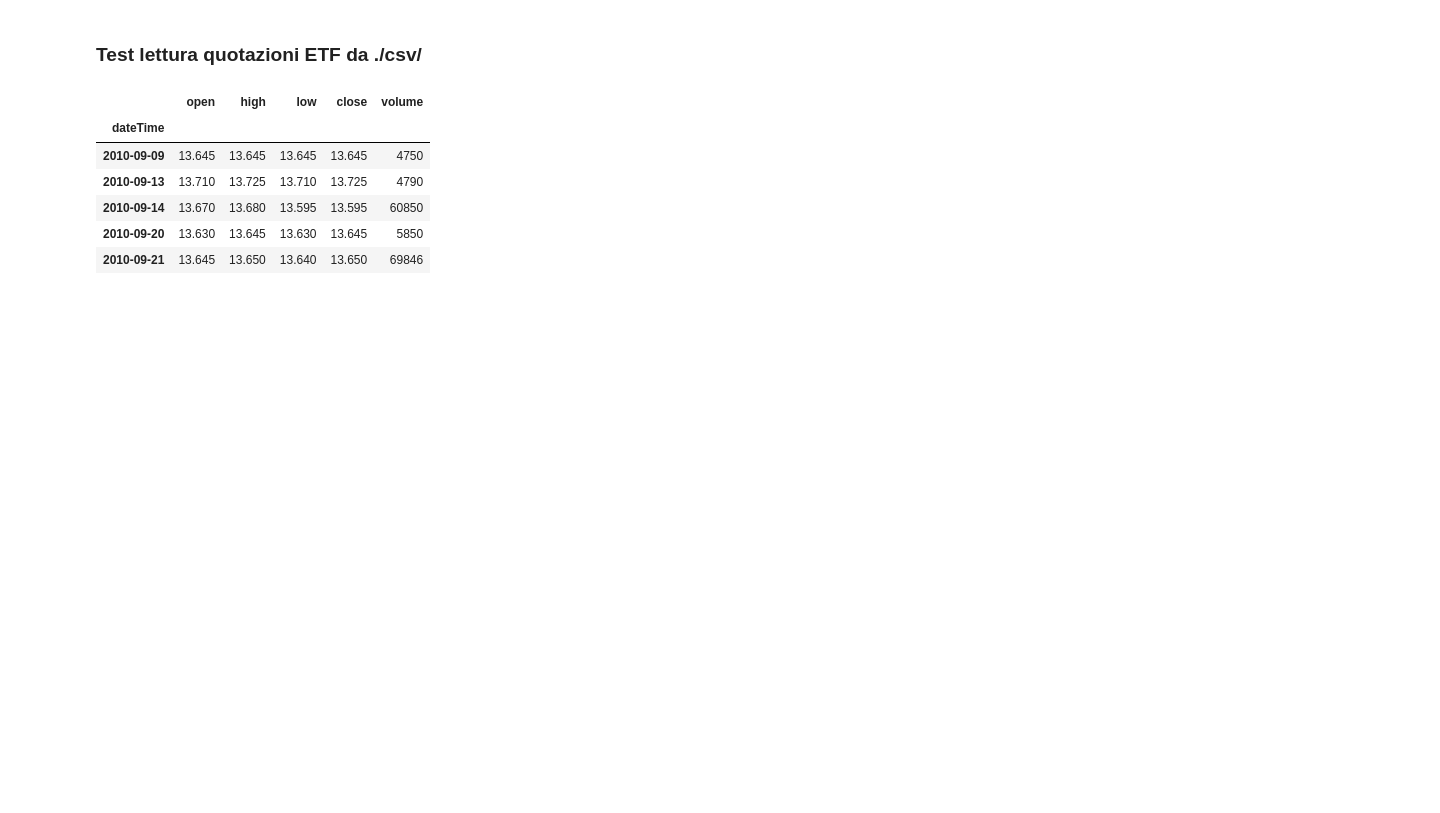
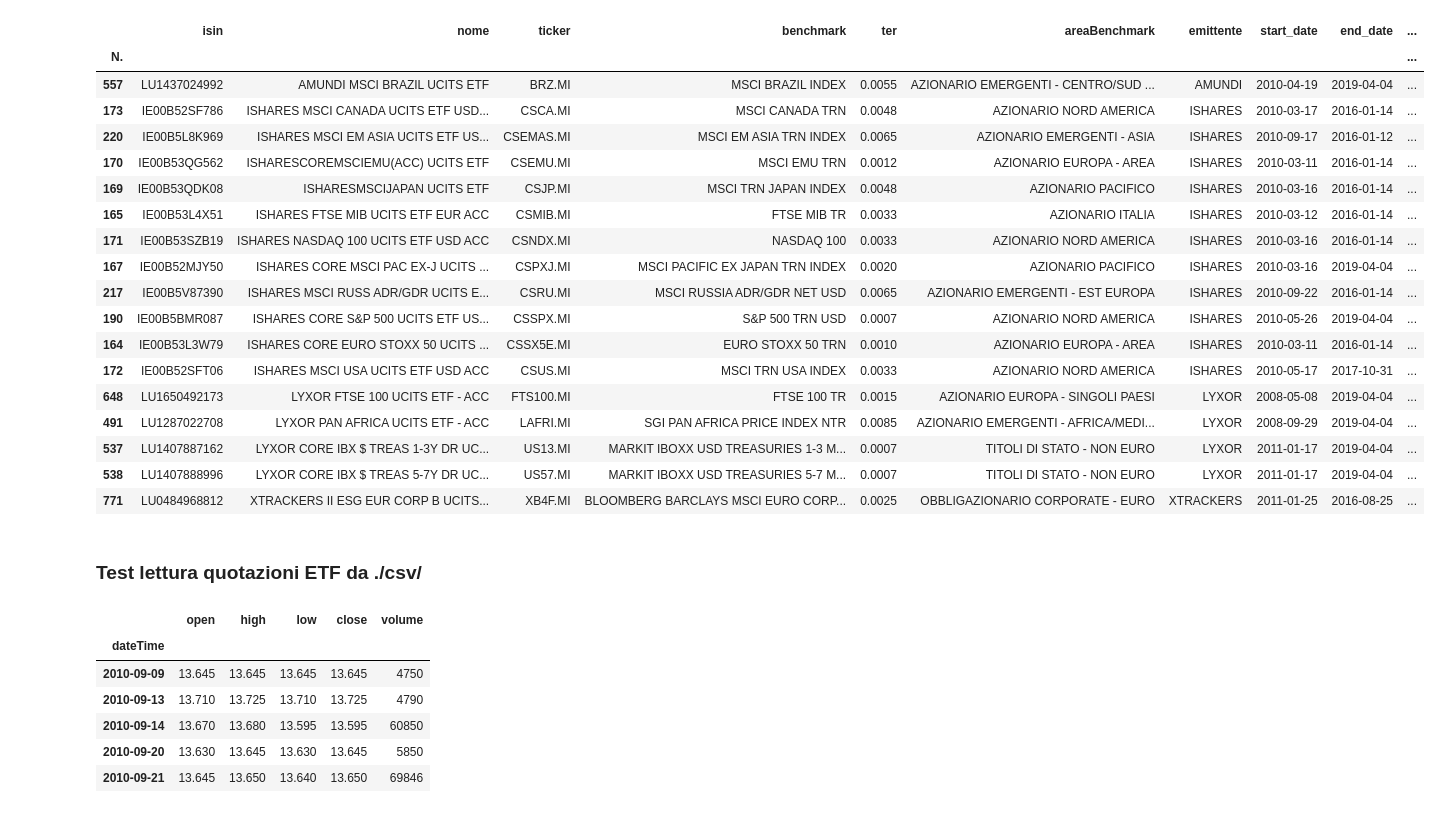
Before and after one commit to zniffur/mytrading, a Jupyter notebook: Clean data.ipynb, the cells around one changed output. Cells and saved outputs as stored; diff of their text form; code cells hidden in the pictures; blank space fills up the shorter version.

```diff
--- a/Clean data.ipynb
+++ b/Clean data.ipynb
@@ -19,0 +80,23 @@ EXT = '.csv'
+# %%
+def get_dates_volume(row):
+
+    source = row['dataSource']  # isin o ticker
+    try:
+        ticker_file = WORKDIR + source + EXT
+        df = pd.read_csv(ticker_file, usecols=[1,2,3,4,5,6], index_col=0, parse_dates=True, dayfirst=True)
+        end = df.index[df.shape[0]-1]
+        start = df.index[0]
+        volAvg = df.volume.rolling(VOL_AVG_PERIOD).mean()[-1]
+    except e:
+        end = None
+        start = None
+        volAvg = None
+
+    return pd.Series([start,end,volAvg])
+
+## LONG!!!
+df1[['startDate', 'endDate', 'volAvg']] = df1.apply(get_dates_volume, axis=1)
+# %%
+df1['endDate'] =  pd.to_datetime(df1['endDate'])
+df1['startDate'] =  pd.to_datetime(df1['startDate'])
+df1 = df1.round({'volAvg':0})
@@ -19,0 +110,10 @@ EXT = '.csv'
+# %%
+df2 = df1.copy()
+
+mask = (df2.endDate < '2019')
+df2.drop(df2[mask].index, inplace=True)
+
+df2 = df2[df2.volAvg >= 0]
+
+df2.volAvg = df2.volAvg.astype(int)
+df2.ter = df2.ter.astype(float)
@@ -19,0 +193,24 @@ EXT = '.csv'
+# %%
+z.loc[mask,'end_date'] = z[mask].apply(lambda x: correct_end_date(x['ticker'],x['isin']), axis=1)
+# %%
+z[mask]
+# %% [output]
+|  | isin | nome | ticker | benchmark | ter | areaBenchmark | emittente | start_date | end_date | ... |
+| N. |  |  |  |  |  |  |  |  |  | ... |
+| 557 | LU1437024992 | AMUNDI MSCI BRAZIL UCITS ETF | BRZ.MI | MSCI BRAZIL INDEX | 0.0055 | AZIONARIO EMERGENTI - CENTRO/SUD ... | AMUNDI | 2010-04-19 | 2019-04-04 | ... |
+| 173 | IE00B52SF786 | ISHARES MSCI CANADA UCITS ETF USD... | CSCA.MI | MSCI CANADA TRN | 0.0048 | AZIONARIO NORD AMERICA | ISHARES | 2010-03-17 | 2016-01-14 | ... |
+| 220 | IE00B5L8K969 | ISHARES MSCI EM ASIA UCITS ETF US... | CSEMAS.MI | MSCI EM ASIA TRN INDEX | 0.0065 | AZIONARIO EMERGENTI - ASIA | ISHARES | 2010-09-17 | 2016-01-12 | ... |
+| 170 | IE00B53QG562 | ISHARESCOREMSCIEMU(ACC) UCITS ETF | CSEMU.MI | MSCI EMU TRN | 0.0012 | AZIONARIO EUROPA - AREA | ISHARES | 2010-03-11 | 2016-01-14 | ... |
+| 169 | IE00B53QDK08 | ISHARESMSCIJAPAN UCITS ETF | CSJP.MI | MSCI TRN JAPAN INDEX | 0.0048 | AZIONARIO PACIFICO | ISHARES | 2010-03-16 | 2016-01-14 | ... |
+| 165 | IE00B53L4X51 | ISHARES FTSE MIB UCITS ETF EUR ACC | CSMIB.MI | FTSE MIB TR | 0.0033 | AZIONARIO ITALIA | ISHARES | 2010-03-12 | 2016-01-14 | ... |
+| 171 | IE00B53SZB19 | ISHARES NASDAQ 100 UCITS ETF USD ACC | CSNDX.MI | NASDAQ 100 | 0.0033 | AZIONARIO NORD AMERICA | ISHARES | 2010-03-16 | 2016-01-14 | ... |
+| 167 | IE00B52MJY50 | ISHARES CORE MSCI PAC EX-J UCITS ... | CSPXJ.MI | MSCI PACIFIC EX JAPAN TRN INDEX | 0.0020 | AZIONARIO PACIFICO | ISHARES | 2010-03-16 | 2019-04-04 | ... |
+| 217 | IE00B5V87390 | ISHARES MSCI RUSS ADR/GDR UCITS E... | CSRU.MI | MSCI RUSSIA ADR/GDR NET USD | 0.0065 | AZIONARIO EMERGENTI - EST EUROPA | ISHARES | 2010-09-22 | 2016-01-14 | ... |
+| 190 | IE00B5BMR087 | ISHARES CORE S&P 500 UCITS ETF US... | CSSPX.MI | S&P 500 TRN USD | 0.0007 | AZIONARIO NORD AMERICA | ISHARES | 2010-05-26 | 2019-04-04 | ... |
+| 164 | IE00B53L3W79 | ISHARES CORE EURO STOXX 50 UCITS ... | CSSX5E.MI | EURO STOXX 50 TRN | 0.0010 | AZIONARIO EUROPA - AREA | ISHARES | 2010-03-11 | 2016-01-14 | ... |
+| 172 | IE00B52SFT06 | ISHARES MSCI USA UCITS ETF USD ACC | CSUS.MI | MSCI TRN USA INDEX | 0.0033 | AZIONARIO NORD AMERICA | ISHARES | 2010-05-17 | 2017-10-31 | ... |
+| 648 | LU1650492173 | LYXOR FTSE 100 UCITS ETF - ACC | FTS100.MI | FTSE 100 TR | 0.0015 | AZIONARIO EUROPA - SINGOLI PAESI | LYXOR | 2008-05-08 | 2019-04-04 | ... |
+| 491 | LU1287022708 | LYXOR PAN AFRICA UCITS ETF - ACC | LAFRI.MI | SGI PAN AFRICA PRICE INDEX NTR | 0.0085 | AZIONARIO EMERGENTI - AFRICA/MEDI... | LYXOR | 2008-09-29 | 2019-04-04 | ... |
+| 537 | LU1407887162 | LYXOR CORE IBX $ TREAS 1-3Y DR UC... | US13.MI | MARKIT IBOXX USD TREASURIES 1-3 M... | 0.0007 | TITOLI DI STATO - NON EURO | LYXOR | 2011-01-17 | 2019-04-04 | ... |
+| 538 | LU1407888996 | LYXOR CORE IBX $ TREAS 5-7Y DR UC... | US57.MI | MARKIT IBOXX USD TREASURIES 5-7 M... | 0.0007 | TITOLI DI STATO - NON EURO | LYXOR | 2011-01-17 | 2019-04-04 | ... |
+| 771 | LU0484968812 | XTRACKERS II ESG EUR CORP B UCITS... | XB4F.MI | BLOOMBERG BARCLAYS MSCI EURO CORP... | 0.0025 | OBBLIGAZIONARIO CORPORATE - EURO | XTRACKERS | 2011-01-25 | 2016-08-25 | ... |
```
Also changed, not shown: parts of 48 cells of this notebook, 1 other file.
